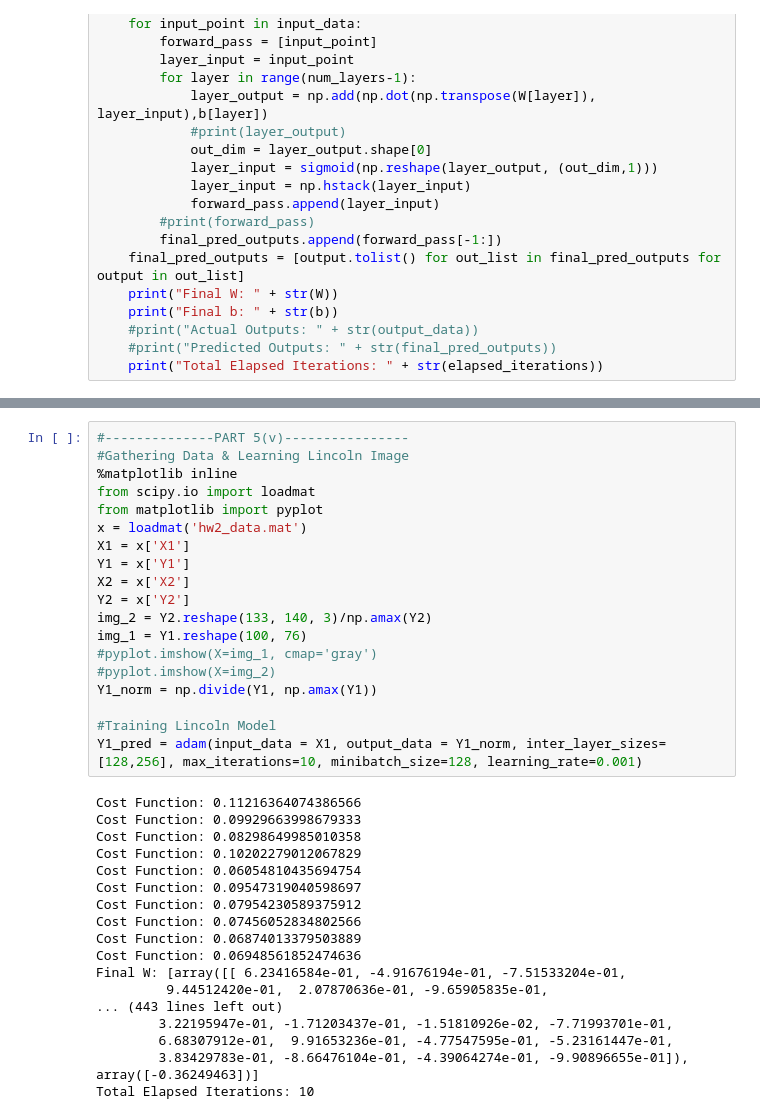
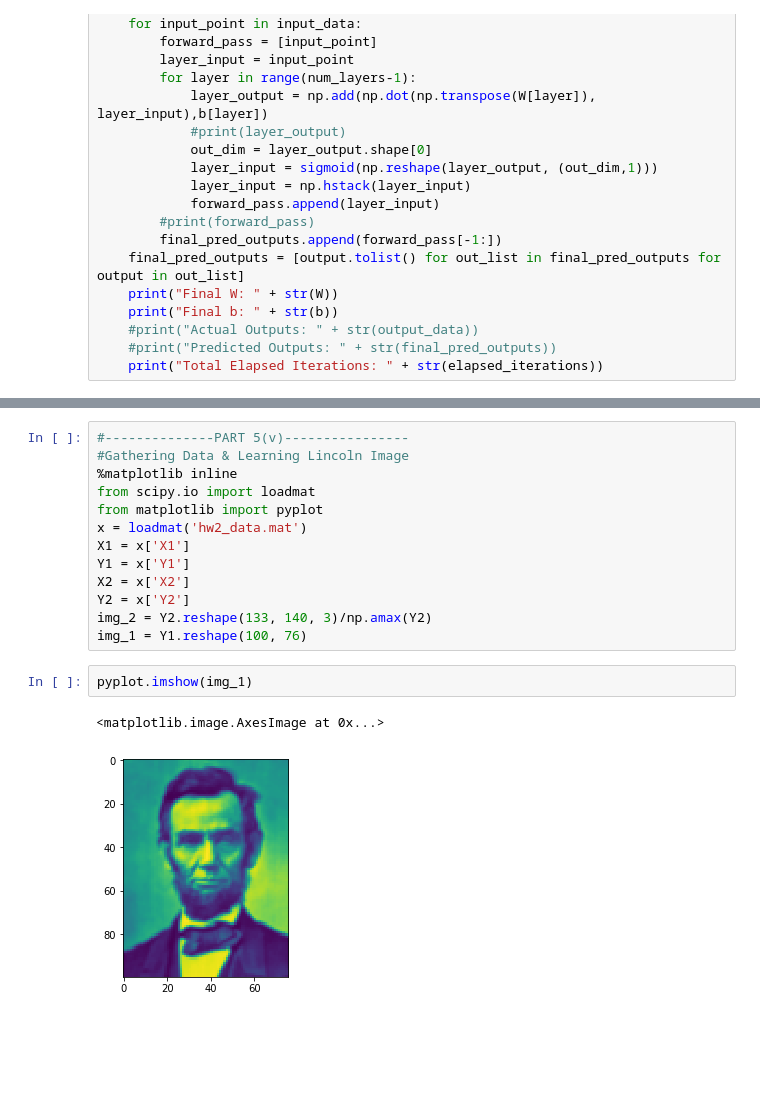
Before and after one commit to 1jinwoo/ML-HW2, a Jupyter notebook: ML_HW2_Q5Code_Justin.ipynb, the cells around one changed output, grey strips where cells are left out. Drawn from its saved outputs; the diff is of its cells as text; blank space fills up the shorter version.

```diff
--- a/ML_HW2_Q5Code_Justin.ipynb
+++ b/ML_HW2_Q5Code_Justin.ipynb
@@ -344,27 +344,8 @@ X2 = x['X2']
 Y2 = x['Y2']
 img_2 = Y2.reshape(133, 140, 3)/np.amax(Y2)
 img_1 = Y1.reshape(100, 76)
-#pyplot.imshow(X=img_1, cmap='gray')
-#pyplot.imshow(X=img_2)
-Y1_norm = np.divide(Y1, np.amax(Y1))
-
-#Training Lincoln Model
-Y1_pred = adam(input_data = X1, output_data = Y1_norm, inter_layer_sizes=[128,256], max_iterations=10, minibatch_size=128, learning_rate=0.001)
-# %% [output]
-Cost Function: 0.11216364074386566
-Cost Function: 0.09929663998679333
-Cost Function: 0.08298649985010358
-Cost Function: 0.10202279012067829
-Cost Function: 0.06054810435694754
-Cost Function: 0.09547319040598697
-Cost Function: 0.07954230589375912
-Cost Function: 0.07456052834802566
-Cost Function: 0.06874013379503889
-Cost Function: 0.06948561852474636
-Final W: [array([[ 6.23416584e-01, -4.91676194e-01, -7.51533204e-01,
-         9.44512420e-01,  2.07870636e-01, -9.65905835e-01,
-... (443 lines left out)
-        3.22195947e-01, -1.71203437e-01, -1.51810926e-02, -7.71993701e-01,
-        6.68307912e-01,  9.91653236e-01, -4.77547595e-01, -5.23161447e-01,
-        3.83429783e-01, -8.66476104e-01, -4.39064274e-01, -9.90896655e-01]), array([-0.36249463])]
-Total Elapsed Iterations: 10
+# %%
+pyplot.imshow(img_1)
+# %% [output]
+<matplotlib.image.AxesImage at 0x...>
+[figure, added]
```
Also changed, not shown: parts of 7 cells of this notebook.
